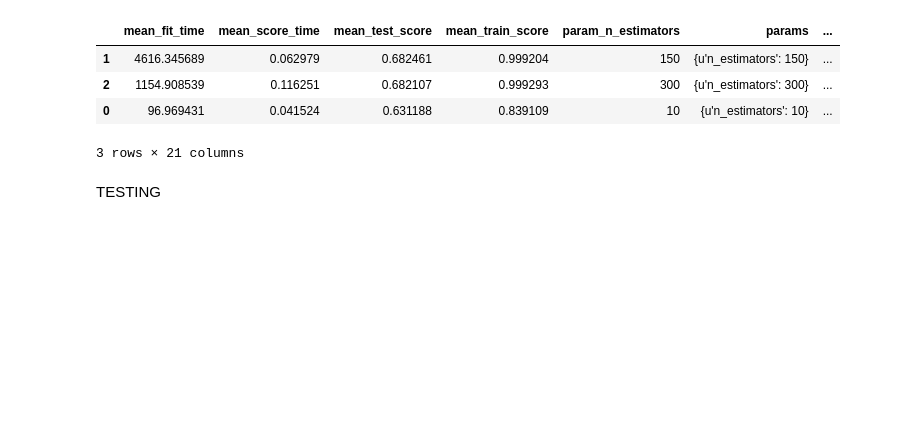
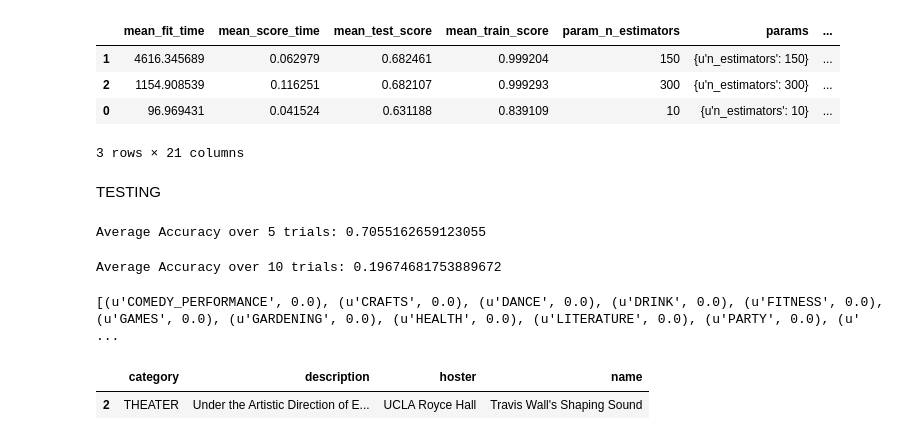
Before and after one commit to ucladevx/Bmaps-Backend, a Jupyter notebook: src/mappening/ml/mlcategorization.ipynb, the cells around one changed output. Saved outputs shown, nothing was run; the diff lists cells and outputs as text; code cells hidden in the pictures; blank space fills up the shorter version.

Commit message:
Isolate my model and rewrite prob prediction function

```diff
--- a/src/mappening/ml/mlcategorization.ipynb
+++ b/src/mappening/ml/mlcategorization.ipynb
@@ -426,0 +429,28 @@ someCurrentCategories()
+# %%
+from sklearn.model_selection import GridSearchCV
+from sklearn.ensemble import RandomForestClassifier
+from sklearn.feature_extraction.text import TfidfVectorizer
+from scipy.sparse import hstack
+
+# create the transform
+nameVectorizer = TfidfVectorizer(stop_words='english')
+detailVectorizer = TfidfVectorizer(stop_words='english')
+
+# tokenize and build vocab
+X_name_transform = nameVectorizer.fit_transform(X['name'])
+X_details_transform = detailVectorizer.fit_transform(X['description'])
+X_total_transform = hstack([X_name_transform, X_details_transform])
+
+rf = RandomForestClassifier(n_estimators=150, max_depth=None)
+rf = train(rf, X_total_transform, X['category'], 5)
+# %% [output]
+Average Accuracy over 5 trials: 0.7055162659123055
+# %%
+X_name_transform = nameVectorizer.transform(X['name'])
+X_details_transform = detailVectorizer.transform(X['description'])
+X_total_transform = hstack([X_name_transform, X_details_transform])
+
+rf = RandomForestClassifier(n_estimators=150, max_depth=None)
+rf = train(rf, X_total_transform, X['category'], 10)
+# %% [output]
+Average Accuracy over 10 trials: 0.19674681753889672
@@ -426,0 +480,9 @@ someCurrentCategories()
+# %%
+giveProbPerCategory(nameVectorizer, detailVectorizer, rf, X[3:4])
+# %% [output]
+[(u'COMEDY_PERFORMANCE', 0.0), (u'CRAFTS', 0.0), (u'DANCE', 0.0), (u'DRINK', 0.0), (u'FITNESS', 0.0), (u'GAMES', 0.0), (u'GARDENING', 0.0), (u'HEALTH', 0.0), (u'LITERATURE', 0.0), (u'PARTY', 0.0), (u' ...
+# %%
+X[2:3]
+# %% [output]
+|  | category | description | hoster | name |
+| 2 | THEATER | Under the Artistic Direction of E... | UCLA Royce Hall | Travis Wall's Shaping Sound |
```
Also changed, not shown: parts of 5 cells of this notebook, 1 other file.
